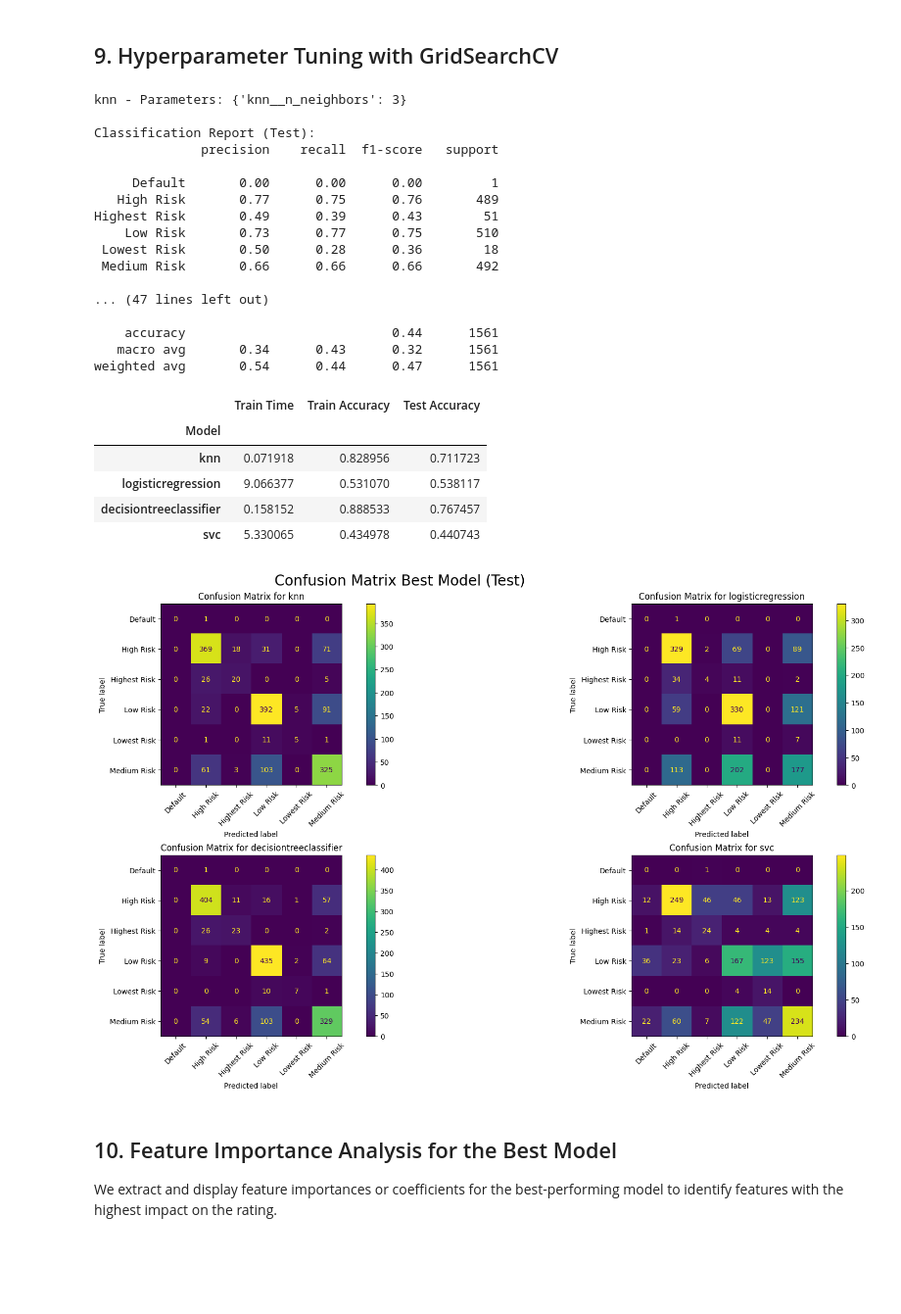
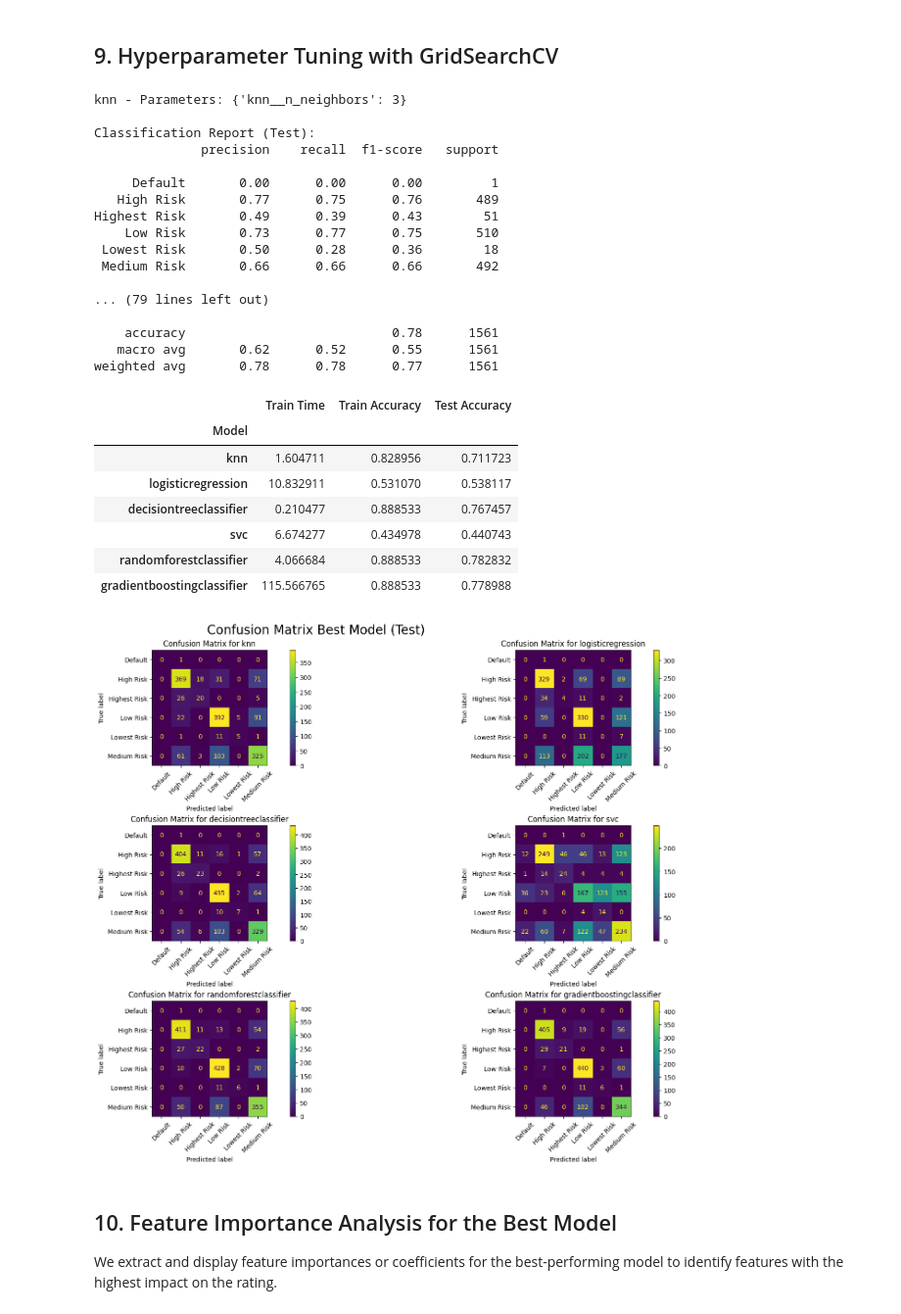
Before and after one commit to master-coder-1/capstone-project, a Jupyter notebook: predict_credit_rating.ipynb, the cells around one changed output. Shown at 98% size. Cells and saved outputs as stored; diff of their text form; code cells hidden in the pictures; blank space fills up the shorter version.

Commit message:
Final Report

```diff
--- a/predict_credit_rating.ipynb
+++ b/predict_credit_rating.ipynb
@@ -553,0 +571,33 @@ weighted avg       0.56      0.53      0.52      1561
+# %%
+X_train_transformed = col_transformer.transform(X_train)
+X_test_transformed = col_transformer.transform(X_test)
+
+stopper = EarlyStopping(monitor='val_recall',
+    patience=5,         # Number of epochs to wait after last improvement
+    restore_best_weights=True, # Keep the best performing weights
+    mode='max'          # Specify that higher recall is better
+    )
+
+model = Sequential([Dense(100, activation = 'relu'),
+                     Dropout(0.2),
+                     Dense(100, activation = 'relu'),
+                   Dense(6, activation = 'softmax')])
+
+model.compile(optimizer='adam', loss = 'sparse_categorical_crossentropy', metrics = ['accuracy'])
+time_start = time.time()
+history = model.fit(X_train_transformed, y_train, epochs = 100, batch_size=64, verbose = 0, validation_data=(X_test_transformed, y_test), callbacks = stopper)
+time_end = time.time()
+print(f"Neural Network Training Time: {time_end - time_start:.2f} seconds")
+print(history.history['accuracy'][-1])
+print(history.history['val_accuracy'][-1])
+
+predictions = model.predict(X_test)
+predicted_classes = np.argmax(predictions, axis=1)
+print(classification_report(y_test, y_test_pred, target_names=le.classes_))
+
+cm = confusion_matrix(y_test, predicted_classes)
+disp = ConfusionMatrixDisplay(confusion_matrix=cm, display_labels=le.classes_)
+disp.plot(xticks_rotation=45)
+plt.title("Neural Network Confusion Matrix")
+plt.savefig('images/confusion_matrix_nn.png', bbox_inches='tight')
+plt.show()
@@ -554,16 +622,20 @@ weighted avg       0.56      0.53      0.52      1561
 # %% [markdown]
 ## 9. Hyperparameter Tuning with GridSearchCV
 # %%
+
 models = {
     'knn': (KNeighborsClassifier(), {'knn__n_neighbors': [3, 5, 7, 10]}),
     'logisticregression': (LogisticRegression(max_iter=10000, random_state=42), {'logisticregression__C': [0.01, 0.1, 1, 10, 15]}),
     'decisiontreeclassifier': (DecisionTreeClassifier(random_state=42), {'decisiontreeclassifier__max_depth': [5, 10, 15, None]}),
-    'svc': (SVC(class_weight='balanced'), {'svc__C': [0.1, 1, 10, 15], 'svc__kernel': ['rbf']}) #unable to use 'linear' kernel due to computational limits
+    'svc': (SVC(class_weight='balanced'), {'svc__C': [0.1, 1, 10, 15], 'svc__kernel': ['rbf']}), #unable to use 'linear' kernel due to computational limits,
+    'randomforestclassifier': (RandomForestClassifier(random_state=42), {'randomforestclassifier__n_estimators': [50, 200], 'randomforestclassifier__max_depth': [5, 10, None]}),
+    'gradientboostingclassifier': (GradientBoostingClassifier(random_state=42), {'gradientboostingclassifier__n_estimators': [50, 150], 'gradientboostingclassifier__learning_rate': [0.05, 0.2], 'gradientboostingclassifier__max_depth': [5, None]} )
 }
 
 bestModels ={}
 results = []
-fig, axes = plt.subplots(nrows=2,ncols=2, figsize=(18, 10), constrained_layout=True)
+fig, axes = plt.subplots(3, 2, figsize=(16, 12), constrained_layout=True)
+#fig, axes = plt.subplots(nrows=2,ncols=2, figsize=(18, 10), constrained_layout=True)
 axes = axes.flatten()
 i=0
 for name, (model, params) in models.items():
@@ -606,43 +678,47 @@ for name, (model, params) in models.items():
 
     # Append the results
     results.append([name, fit_time, train_accuracy, test_accuracy])
 
+plt.tight_layout(h_pad=3.0)
+plt.subplots_adjust(top=0.9)
 plt.suptitle('Confusion Matrix Best Model (Test)', fontsize=20)
-plt.savefig('images/confusion_matrix_bestmodel.png')
+plt.savefig('images/confusion_matrix_bestmodel.png', bbox_inches='tight')
 
 # Create the results DataFrame
 results_df = pd.DataFrame(results, columns=['Model', 'Train Time', 'Train Accuracy', 'Test Accuracy'])
 results_df.set_index('Model', inplace=True)
 
 # Save to JSON
 results_df.to_json('results/model_results_bestmodel.json')
 
 results_df
 # %% [output]
 knn - Parameters: {'knn__n_neighbors': 3}
 
 Classification Report (Test):
               precision    recall  f1-score   support
 
      Default       0.00      0.00      0.00         1
    High Risk       0.77      0.75      0.76       489
 Highest Risk       0.49      0.39      0.43        51
     Low Risk       0.73      0.77      0.75       510
  Lowest Risk       0.50      0.28      0.36        18
  Medium Risk       0.66      0.66      0.66       492
 
-... (47 lines left out)
+... (79 lines left out)
 
-    accuracy                           0.44      1561
-   macro avg       0.34      0.43      0.32      1561
-weighted avg       0.54      0.44      0.47      1561
+    accuracy                           0.78      1561
+   macro avg       0.62      0.52      0.55      1561
+weighted avg       0.78      0.78      0.77      1561
 |  | Train Time | Train Accuracy | Test Accuracy |
 | Model |  |  |  |
-| knn | 0.071918 | 0.828956 | 0.711723 |
-| logisticregression | 9.066377 | 0.531070 | 0.538117 |
-| decisiontreeclassifier | 0.158152 | 0.888533 | 0.767457 |
-| svc | 5.330065 | 0.434978 | 0.440743 |
+| knn | 1.604711 | 0.828956 | 0.711723 |
+| logisticregression | 10.832911 | 0.531070 | 0.538117 |
+| decisiontreeclassifier | 0.210477 | 0.888533 | 0.767457 |
+| svc | 6.674277 | 0.434978 | 0.440743 |
+| randomforestclassifier | 4.066684 | 0.888533 | 0.782832 |
+| gradientboostingclassifier | 115.566765 | 0.888533 | 0.778988 |
-[figure, old version]
+[figure, new version]
 # %% [markdown]
 ## 10. Feature Importance Analysis for the Best Model
 
```
Also changed, not shown: parts of 11 cells of this notebook, 12 other files.
